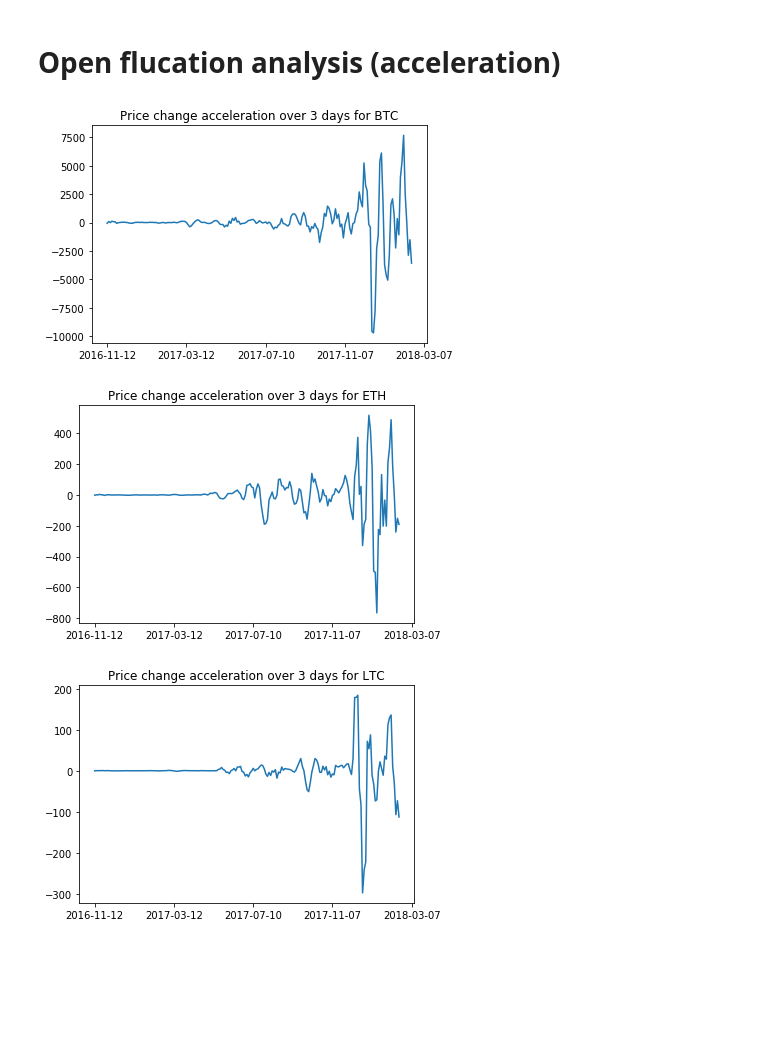
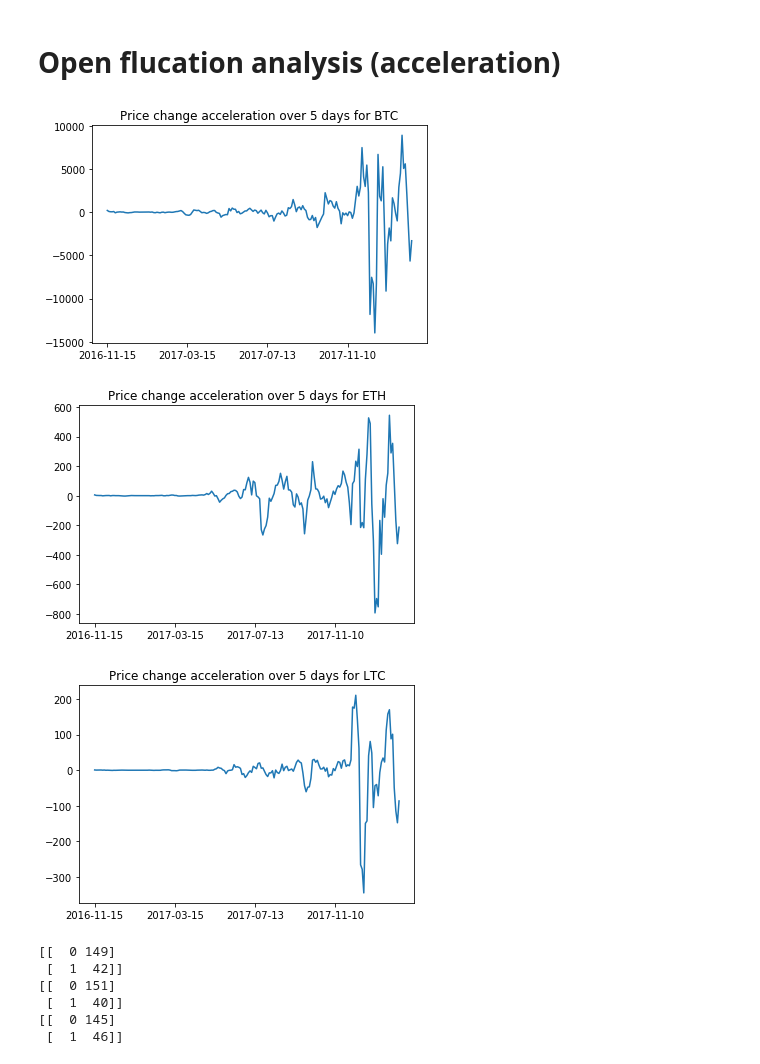
Before and after one commit to mhorton20916/project_one, a Jupyter notebook: crypto_comparison.ipynb, the cells around one changed output. Saved outputs shown, nothing was run; the diff lists cells and outputs as text; code cells hidden in the pictures; blank space fills up the shorter version.

Commit message:
Updating analysis

```diff
--- a/crypto_comparison.ipynb
+++ b/crypto_comparison.ipynb
@@ -130,37 +130,37 @@ btc_accel = list()
 eth_accel = list()
 ltc_accel = list()
 
-step = 3
+step = 5
 
 for i in range(len(btc_differences)-step):
     btc_accel.append(btc_differences[i+step]-btc_differences[i])
     eth_accel.append(eth_differences[i+step]-eth_differences[i])
     ltc_accel.append(ltc_differences[i+step]-ltc_differences[i])
 
 num_ticks = 5
 
 inv_ticks = int(len(btc_df['Date'])/num_ticks)
 
 
 fig, ax = plt.subplots()
 plt.plot(btc_accel)
 plt.title('Price change acceleration over %s days for BTC'%str(step))
 plt.xticks([i for i in range(num_ticks)],[btc_df['Date'][inv_ticks*i] for i in range(num_ticks+1)])
 ax.xaxis.set_major_locator(ticker.MaxNLocator(num_ticks))
 plt.show()
 fig, ax = plt.subplots()
 plt.plot(eth_accel)
 plt.title('Price change acceleration over %s days for ETH'%str(step))
 plt.xticks([i for i in range(num_ticks)],[eth_df['Date'][inv_ticks*i] for i in range(num_ticks+1)])
 ax.xaxis.set_major_locator(ticker.MaxNLocator(num_ticks))
 plt.show()
 fig, ax = plt.subplots()
 plt.plot(ltc_accel)
 plt.title('Price change acceleration over %s days for LTC'%str(step))
 plt.xticks([i for i in range(num_ticks)],[ltc_df['Date'][inv_ticks*i] for i in range(num_ticks+1)])
 ax.xaxis.set_major_locator(ticker.MaxNLocator(num_ticks))
 plt.show()
 # %% [output]
-[figure, old version]
+[figure, new version]
-[figure, old version]
+[figure, new version]
-[figure, old version]
+[figure, new version]
@@ -168,0 +167,23 @@ plt.show()
+# %%
+# find sign changes in acceleration analysis
+signs = np.sign(btc_accel)
+sign_changes_btc = ((np.roll(signs, 1) - signs) != 0).astype(int)
+unique, counts = np.unique(sign_changes_btc,return_counts=True)
+print(np.asarray((unique, counts)).T)
+
+signs = np.sign(eth_accel)
+sign_changes_eth = ((np.roll(signs, 1) - signs) != 0).astype(int)
+unique, counts = np.unique(sign_changes_eth,return_counts=True)
+print(np.asarray((unique, counts)).T)
+
+signs = np.sign(ltc_accel)
+sign_changes_ltc = ((np.roll(signs, 1) - signs) != 0).astype(int)
+unique, counts = np.unique(sign_changes_ltc,return_counts=True)
+print(np.asarray((unique, counts)).T)
+# %% [output]
+[[  0 149]
+ [  1  42]]
+[[  0 151]
+ [  1  40]]
+[[  0 145]
+ [  1  46]]
```
Also changed, not shown: parts of 14 cells of this notebook, 7 other files.
